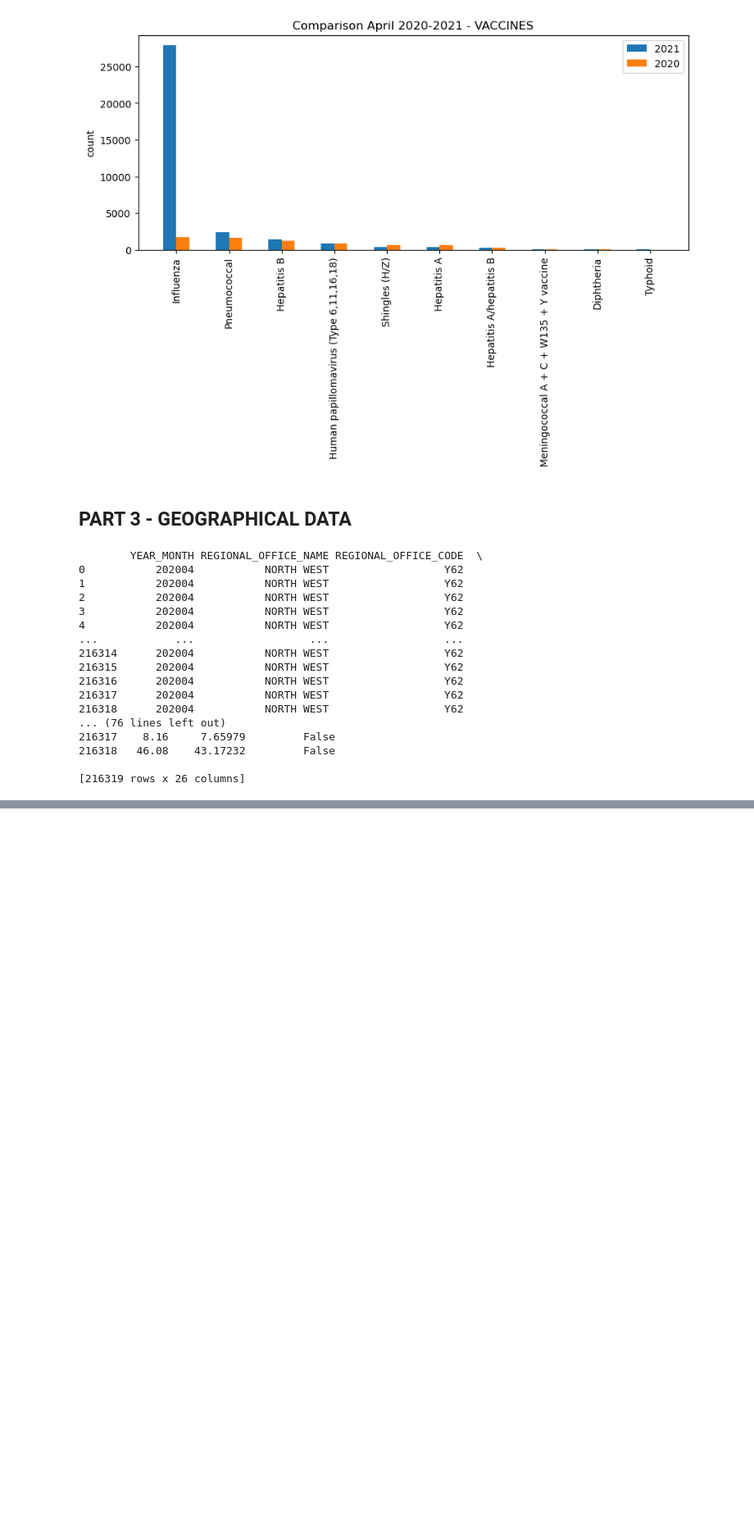
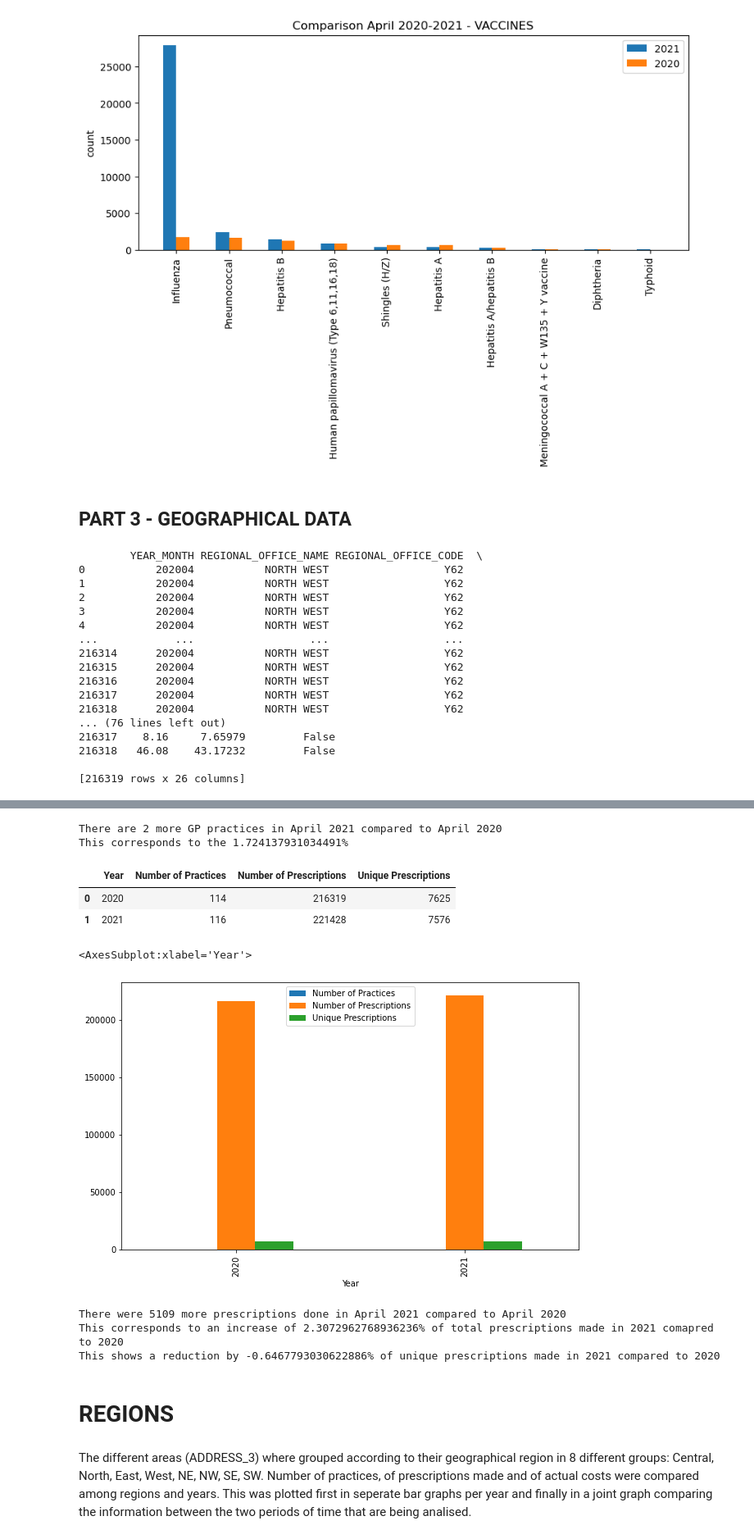
Before and after one commit to kamalmasarweh/project, a Jupyter notebook: Group work.ipynb, the cells around one changed output, grey strips where cells are left out. Shown: that part at 82% size. Cells and saved outputs as stored; diff of their text form; code cells hidden in the pictures; blank space fills up the shorter version.

Commit message:
SOL FINAL MERGE
I added all my code to the group work document

```diff
--- a/Group work.ipynb
+++ b/Group work.ipynb
@@ -627,0 +643,9 @@ import matplotlib.pyplot as plt
+# %%
+year_2020 = 114
+year_2021 = 116
+difference_in_practices = year_2021 - year_2020
+print(f"There are {difference_in_practices} more GP practices in April 2021 compared to April 2020")
+print(f"This corresponds to the {(100 - (year_2020 / year_2021) * 100)}%")
+# %% [output]
+There are 2 more GP practices in April 2021 compared to April 2020
+This corresponds to the 1.724137931034491%
@@ -627,0 +659,38 @@ import matplotlib.pyplot as plt
+# %%
+prescriptions_dataframe = pd.DataFrame(
+    {
+        "Year": [
+            "2020",
+            "2021",
+        ],
+        "Number of Practices": [114, 116],
+        "Number of Prescriptions": [216319, 221428],
+        "Unique Prescriptions": [7625, 7576]
+    }
+)
+display(prescriptions_dataframe)
+
+fig, axs = plt.subplots(figsize=(10, 6))
+prescriptions_dataframe.plot.bar(ax=axs, x="Year")
+# %% [output]
+|  | Year | Number of Practices | Number of Prescriptions | Unique Prescriptions |
+| 0 | 2020 | 114 | 216319 | 7625 |
+| 1 | 2021 | 116 | 221428 | 7576 |
+<AxesSubplot:xlabel='Year'>
+[figure, added]
+# %%
+total_year_2020 = 216319
+total_year_2021 = 221428
+unique_year_2020 = 7625
+unique_year_2021 = 7576
+difference_in_prescriptions = total_year_2021 - total_year_2020
+difference_in_unique_prescriptions = unique_year_2021 - unique_year_2020
+Average_total = (100 - (total_year_2020 / total_year_2021) * 100)
+Average_unique = (100 - (unique_year_2020 / unique_year_2021) * 100)
+print(f"There were {difference_in_prescriptions} more prescriptions done in April 2021 compared to April 2020")
+print(f"This corresponds to an increase of {Average_total}% of total prescriptions made in 2021 comapred to 2020")
+print(f"This shows a reduction by {Average_unique}% of unique prescriptions made in 2021 compared to 2020")
+# %% [output]
+There were 5109 more prescriptions done in April 2021 compared to April 2020
+This corresponds to an increase of 2.3072962768936236% of total prescriptions made in 2021 comapred to 2020
+This shows a reduction by -0.6467793030622886% of unique prescriptions made in 2021 compared to 2020
@@ -627,0 +702,4 @@ import matplotlib.pyplot as plt
+# %% [markdown]
+# REGIONS
+# %% [markdown]
+The different areas (ADDRESS_3) where grouped according to their geographical region in 8 different groups: Central, North, East, West, NE, NW, SE, SW. Number of practices, of prescriptions made and of actual costs were compared among regions and years. This was plotted first in seperate bar graphs per year and finally in a joint graph comparing the information between the two periods of time that are being analised.
```
Also changed, not shown: parts of 55 cells of this notebook.
